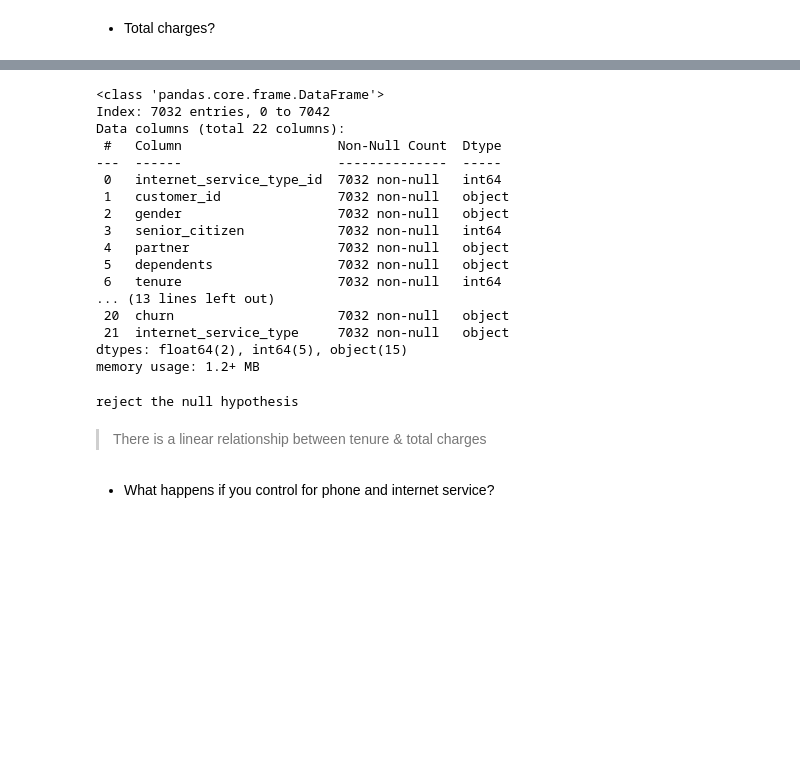
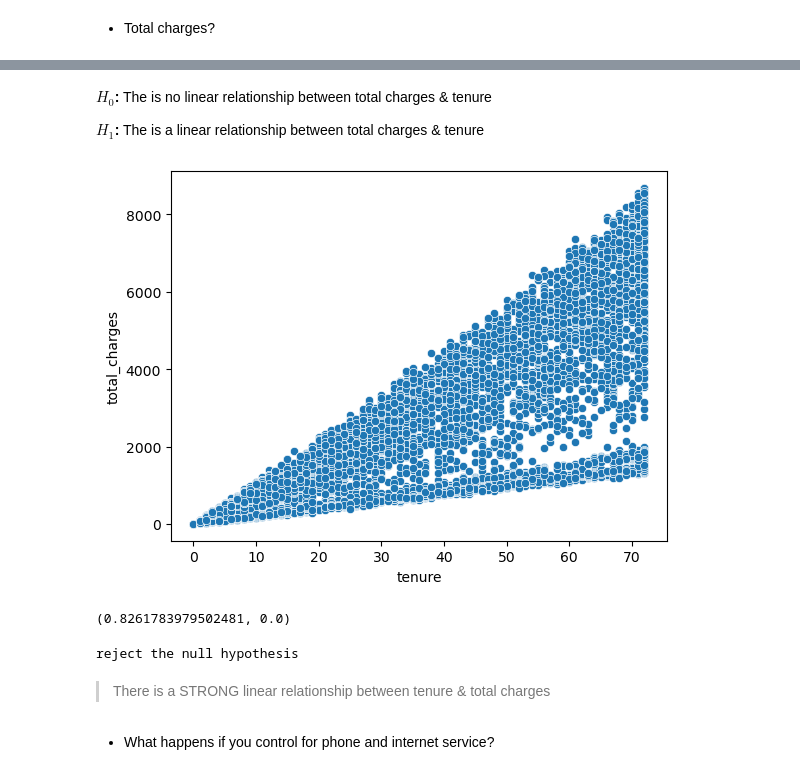
Before and after one commit to rabeka-branham/statistics-exercises, a Jupyter notebook: hypothesis_testing.ipynb, the cells around one changed output, grey strips where cells are left out. Cells and saved outputs as stored; diff of their text form; code cells hidden in the pictures; blank space fills up the shorter version.

```diff
--- a/hypothesis_testing.ipynb
+++ b/hypothesis_testing.ipynb
@@ -329,7 +348,7 @@ reject the null hypothesis
 # %% [markdown]
 * Total charges?
 # %%
-df['total_charges'] = df.total_charges.str.strip()
+df['total_charges'] = df.total_charges.str.replace(' ','0.0').astype(float)
 # %%
 df.info()
 # %% [output]
@@ -352,25 +371 @@ dtypes: float64(1), int64(5), object(16)
 memory usage: 1.2+ MB
-# %%
-df = df[df.total_charges != '']
-# %%
-df['total_charges'] = df.total_charges.astype(float)
-# %%
-df.info()
-# %% [output]
-<class 'pandas.core.frame.DataFrame'>
-Index: 7032 entries, 0 to 7042
-Data columns (total 22 columns):
- #   Column                    Non-Null Count  Dtype
----  ------                    --------------  -----
- 0   internet_service_type_id  7032 non-null   int64
- 1   customer_id               7032 non-null   object
- 2   gender                    7032 non-null   object
- 3   senior_citizen            7032 non-null   int64
- 4   partner                   7032 non-null   object
- 5   dependents                7032 non-null   object
- 6   tenure                    7032 non-null   int64
-... (13 lines left out)
- 20  churn                     7032 non-null   object
- 21  internet_service_type     7032 non-null   object
-dtypes: float64(2), int64(5), object(15)
-memory usage: 1.2+ MB
@@ -377,6 +374,16 @@ memory usage: 1.2+ MB
+# %% [markdown]
+**$H_0$:** The is no linear relationship between total charges & tenure
+
+**$H_1$:** The is a linear relationship between total charges & tenure
+# %%
+sns.scatterplot(data=df,x=df.tenure,y=df.total_charges);
+# %% [output]
+[figure, added]
 # %%
-stats.pearsonr(df.tenure,df.total_charges)
-α = .05
+r, p = stats.pearsonr(df.tenure,df.total_charges)
+r, p
+# %% [output]
+(0.8261783979502481, 0.0)
 # %%
 if p < α:
     print('reject the null hypothesis')
@@ -385,7 +392,7 @@ else:
 # %% [output]
 reject the null hypothesis
 # %% [markdown]
-> There is a linear relationship between tenure & total charges
+> There is a STRONG linear relationship between tenure & total charges
 # %% [markdown]
 * What happens if you control for phone and internet service?
 # %%
```
Also changed, not shown: parts of 130 cells of this notebook.
